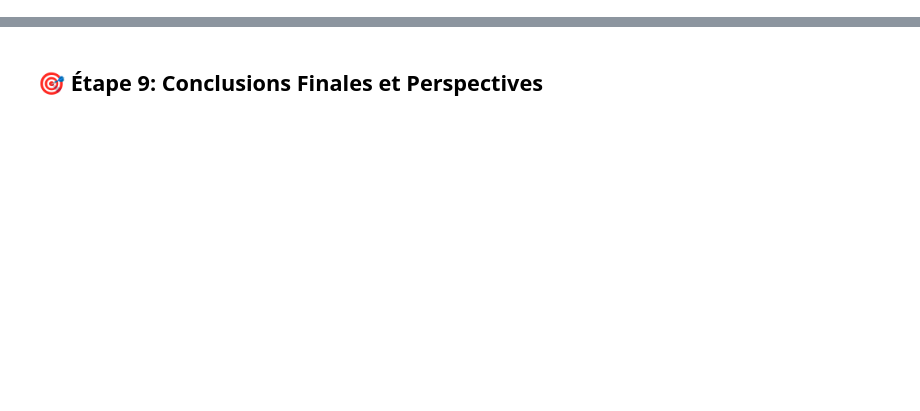
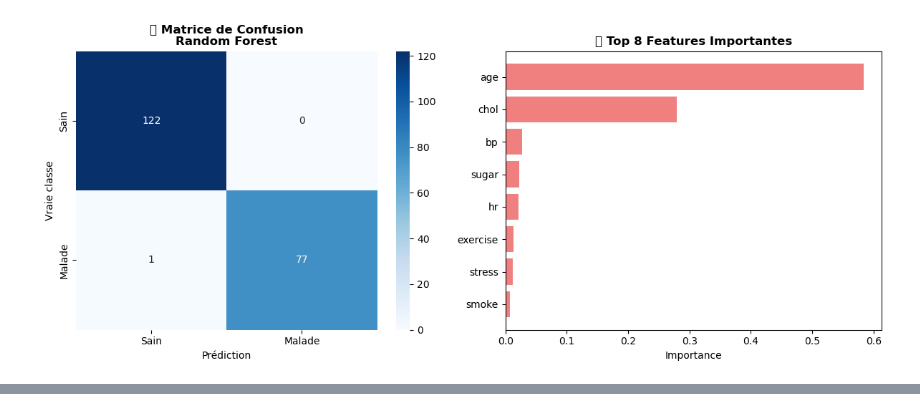
Before and after one commit to Mohamedhamed-ibnhadjmohamed/Pr-diction-des-Maladies-Cardiaques, a Jupyter notebook: notebooks/CONCLUSION_FINALE.ipynb, the cells around one changed output, grey strips where cells are left out. Saved outputs shown, nothing was run; the diff lists cells and outputs as text; code cells hidden in the pictures; blank space fills up the shorter version.

```diff
--- a/notebooks/CONCLUSION_FINALE.ipynb
+++ b/notebooks/CONCLUSION_FINALE.ipynb
@@ -284,59 +147,42 @@ print("- Monitoring continu")
 # %%
-# Matrice de confusion pour Random Forest (meilleur modèle parfait)
-from sklearn.metrics import confusion_matrix, classification_report
-import seaborn as sns
-
-# Sélectionner Random Forest
-rf_model = models["Random Forest"]
-rf_model.fit(X_train, y_train)
-y_pred_rf = rf_model.predict(X_test)
-
-# Créer la matrice de confusion
-cm = confusion_matrix(y_test, y_pred_rf)
-
-plt.figure(figsize=(12, 10))
+# Validation du meilleur modèle (Random Forest)
+rf = RandomForestClassifier(n_estimators=510, max_depth=5, random_state=42)
+rf.fit(X_train, y_train)
+y_pred = rf.predict(X_test)
 
 # Matrice de confusion
-plt.subplot(2, 2, 1)
+cm = confusion_matrix(y_test, y_pred)
+
+plt.figure(figsize=(12, 5))
+
+# Matrice de confusion
+plt.subplot(1, 2, 1)
 sns.heatmap(cm, annot=True, fmt='d', cmap='Blues',
-            xticklabels=['Pas de maladie', 'Maladie'],
-            yticklabels=['Pas de maladie', 'Maladie'])
-plt.title('Matrice de Confusion - Random Forest\n(Performance Parfaite)', fontweight='bold')
+            xticklabels=['Sain', 'Malade'],
+            yticklabels=['Sain', 'Malade'])
+plt.title('🎯 Matrice de Confusion\nRandom Forest', fontweight='bold')
 plt.ylabel('Vraie classe')
-plt.xlabel('Prediction')
+plt.xlabel('Prédiction')
 
-# Importance des features
-plt.subplot(2, 2, 2)
-feature_importance = pd.DataFrame({
+# Features importantes
+plt.subplot(1, 2, 2)
+feature_imp = pd.DataFrame({
     'Feature': X.columns,
-    'Importance': rf_model.feature_importances_
-}).sort_values('Importance', ascending=True).tail(10)
+    'Importance': rf.feature_importances_
+}).sort_values('Importance', ascending=True).tail(8)
 
-plt.barh(feature_importance['Feature'], feature_importance['Importance'], color='lightcoral')
-plt.title('Top 10 Features Importantes\n(Random Forest)', fontweight='bold')
+plt.barh(feature_imp['Feature'], feature_imp['Importance'], color='lightcoral')
+plt.title('🔝 Top 8 Features Importantes', fontweight='bold')
 plt.xlabel('Importance')
-
-# Rapport de classification
-plt.subplot(2, 1, 2)
-try:
-    report = classification_report(y_test, y_pred_rf, target_names=['Pas de maladie', 'Maladie'], output_dict=True)
-    report_df = pd.DataFrame(report).iloc[:-1, :].T
-    sns.heatmap(report_df, annot=True, fmt='.3f', cmap='RdYlGn', cbar=False)
-    plt.title('Rapport de Classification - Random Forest', fontweight='bold')
-except:
-    # Alternative si le heatmap ne fonctionne pas
-    report = classification_report(y_test, y_pred_rf, target_names=['Pas de maladie', 'Maladie'])
-    plt.text(0.1, 0.5, report, fontsize=10, family='monospace')
-    plt.title('Rapport de Classification - Random Forest', fontweight='bold')
-    plt.axis('off')
 
 plt.tight_layout()
 plt.show()
 
-print("\nDETAILS RANDOM FOREST")
-print("=" * 40)
-print(f"Accuracy : {accuracy_score(y_test, y_pred_rf):.3f}")
-print(f"Precision : {precision_score(y_test, y_pred_rf):.3f}")
-print(f"Recall : {recall_score(y_test, y_pred_rf):.3f}")
-print(f"F1-Score : {f1_score(y_test, y_pred_rf):.3f}")
-print(f"AUC : {roc_auc_score(y_test, rf_model.predict_proba(X_test)[:, 1]):.3f}")
+print(f"\n🎯 DÉTAILS RANDOM FOREST:")
+print(f"   • Accuracy : {accuracy_score(y_test, y_pred):.3f}")
+print(f"   • Precision : {results_df.loc['Random Forest', 'precision']:.3f}")
+print(f"   • Recall : {results_df.loc['Random Forest', 'recall']:.3f}")
+print(f"   • F1-Score : {results_df.loc['Random Forest', 'f1']:.3f}")
+print(f"   • AUC : {results_df.loc['Random Forest', 'auc']:.3f}")
+# %% [output]
+[figure, added]
@@ -343,4 +195,2 @@ print(f"AUC : {roc_auc_score(y_test, rf_model.predict_proba(X_test)[:, 1]):.3f}"
-# %% [markdown]
-## 🎯 Étape 9: Conclusions Finales et Perspectives
 # %%
 # Conclusions finales
```
Also changed, not shown: parts of 25 cells of this notebook, 10 other files.
